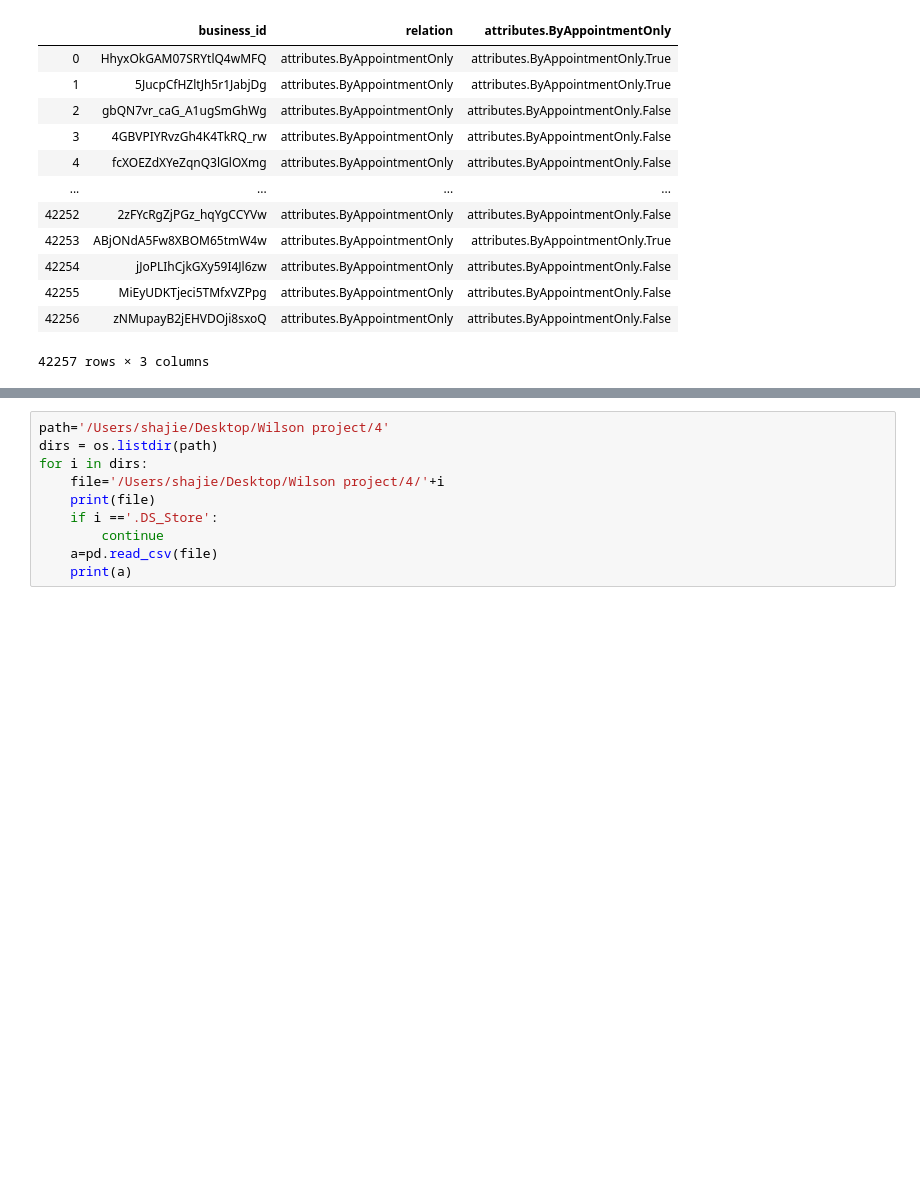
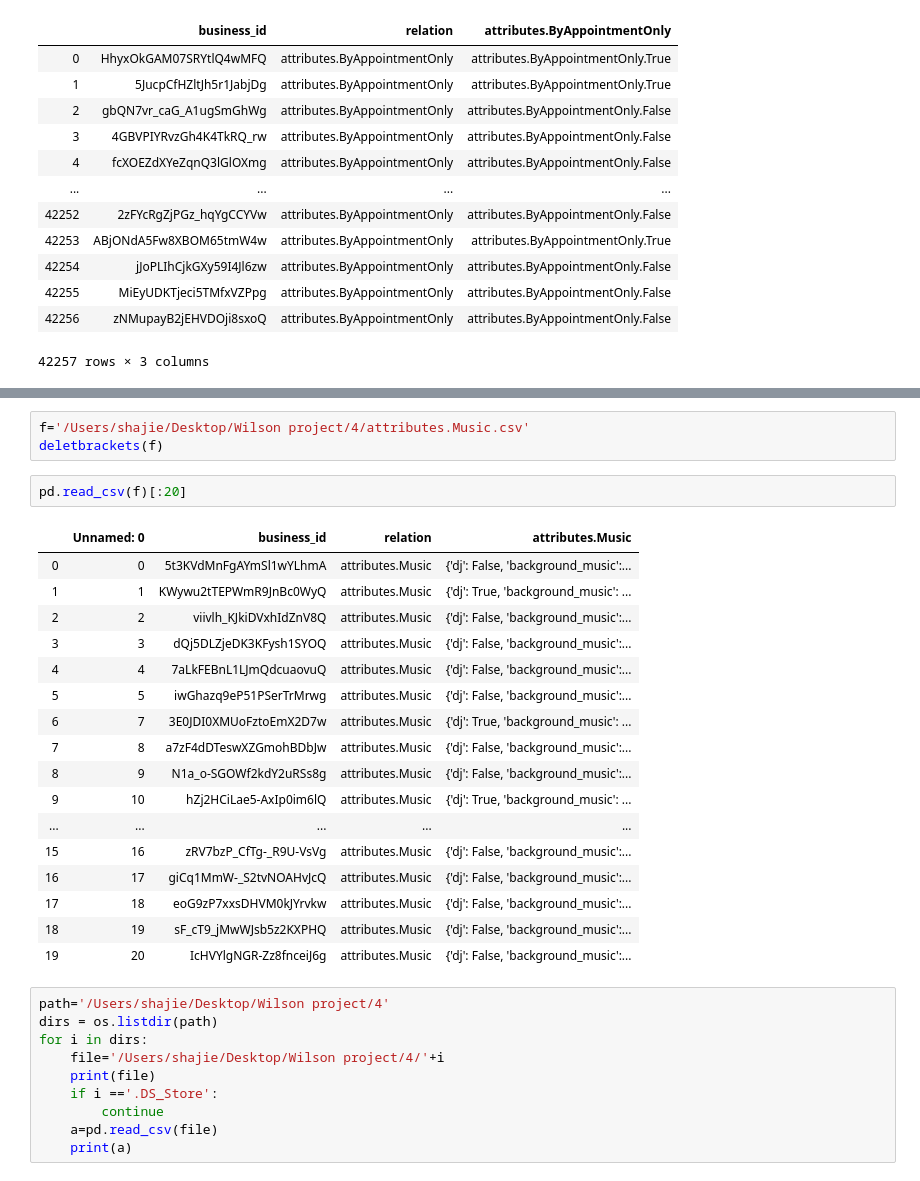
Before and after one commit to weixing2012/My_KGCN_project, a Jupyter notebook: useful_functions.ipynb, the cells around one changed output, grey strips where cells are left out. Saved outputs shown, nothing was run; the diff lists cells and outputs as text; blank space fills up the shorter version.

```diff
--- a/useful_functions.ipynb
+++ b/useful_functions.ipynb
@@ -220,3 +276,26 @@ Name: attributes.Music, Length: 4502, dtype: object
+# %%
+f='/Users/shajie/Desktop/Wilson project/4/attributes.Music.csv'
+deletbrackets(f)
+# %%
+pd.read_csv(f)[:20]
+# %% [output]
+|  | Unnamed: 0 | business_id | relation | attributes.Music |
+| 0 | 0 | 5t3KVdMnFgAYmSl1wYLhmA | attributes.Music | {'dj': False, 'background_music':... |
+| 1 | 1 | KWywu2tTEPWmR9JnBc0WyQ | attributes.Music | {'dj': True, 'background_music': ... |
+| 2 | 2 | viivlh_KJkiDVxhIdZnV8Q | attributes.Music | {'dj': False, 'background_music':... |
+| 3 | 3 | dQj5DLZjeDK3KFysh1SYOQ | attributes.Music | {'dj': False, 'background_music':... |
+| 4 | 4 | 7aLkFEBnL1LJmQdcuaovuQ | attributes.Music | {'dj': False, 'background_music':... |
+| 5 | 5 | iwGhazq9eP51PSerTrMrwg | attributes.Music | {'dj': False, 'background_music':... |
+| 6 | 7 | 3E0JDI0XMUoFztoEmX2D7w | attributes.Music | {'dj': True, 'background_music': ... |
+| 7 | 8 | a7zF4dDTeswXZGmohBDbJw | attributes.Music | {'dj': False, 'background_music':... |
+| 8 | 9 | N1a_o-SGOWf2kdY2uRSs8g | attributes.Music | {'dj': False, 'background_music':... |
+| 9 | 10 | hZj2HCiLae5-AxIp0im6lQ | attributes.Music | {'dj': True, 'background_music': ... |
+| ... | ... | ... | ... | ... |
+| 15 | 16 | zRV7bzP_CfTg-_R9U-VsVg | attributes.Music | {'dj': False, 'background_music':... |
+| 16 | 17 | giCq1MmW-_S2tvNOAHvJcQ | attributes.Music | {'dj': False, 'background_music':... |
+| 17 | 18 | eoG9zP7xxsDHVM0kJYrvkw | attributes.Music | {'dj': False, 'background_music':... |
+| 18 | 19 | sF_cT9_jMwWJsb5z2KXPHQ | attributes.Music | {'dj': False, 'background_music':... |
+| 19 | 20 | IcHVYlgNGR-Zz8fnceiJ6g | attributes.Music | {'dj': False, 'background_music':... |
 # %%
 path='/Users/shajie/Desktop/Wilson project/4'
 dirs = os.listdir(path)
```
Also changed, not shown: parts of 16 cells of this notebook.
